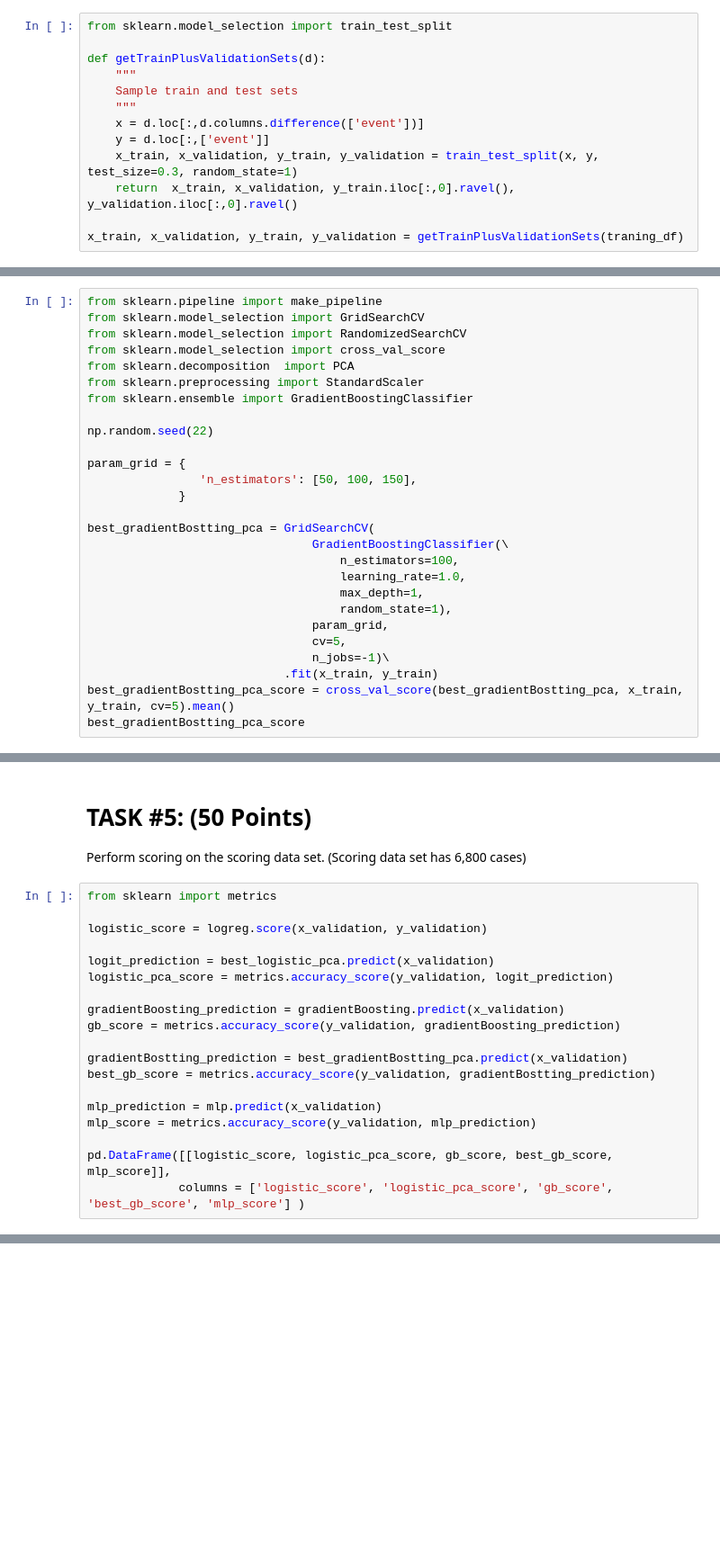
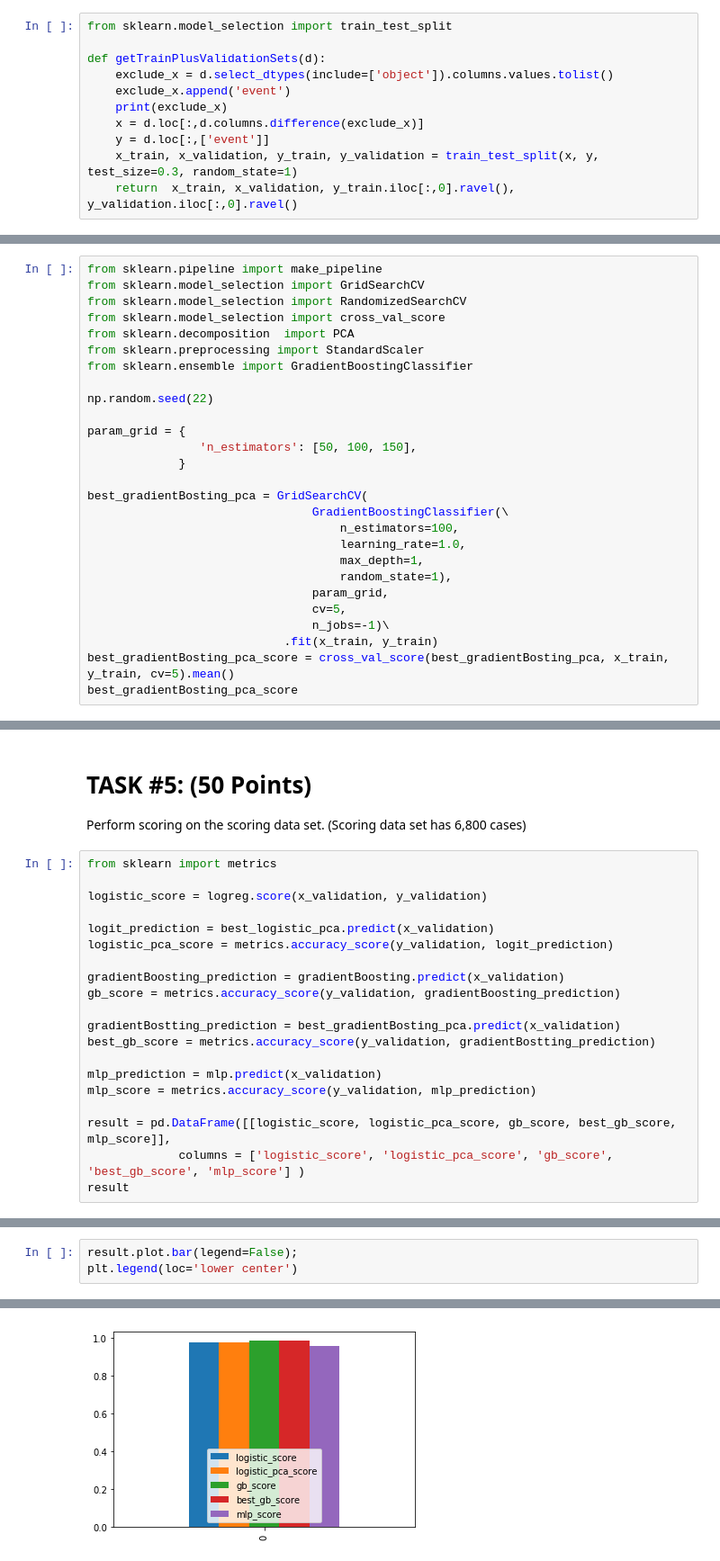
Before and after one commit to LMoros/STA6704, a Jupyter notebook: STA6704_LuisMoros_MidTerm.ipynb, the cells around one changed output, grey strips where cells are left out. Shown at 90% size. Cells and saved outputs as stored; diff of their text form; blank space fills up the shorter version.

```diff
--- a/STA6704_LuisMoros_MidTerm.ipynb
+++ b/STA6704_LuisMoros_MidTerm.ipynb
@@ -249,12 +351,10 @@ After data preparation, build one or multiple models on the TARGET variable “T
 from sklearn.model_selection import train_test_split
 
 def getTrainPlusValidationSets(d):
-    """
-    Sample train and test sets
-    """
-    x = d.loc[:,d.columns.difference(['event'])]
+    exclude_x = d.select_dtypes(include=['object']).columns.values.tolist()
+    exclude_x.append('event')
+    print(exclude_x)
+    x = d.loc[:,d.columns.difference(exclude_x)]
     y = d.loc[:,['event']]
     x_train, x_validation, y_train, y_validation = train_test_split(x, y, test_size=0.3, random_state=1)
     return  x_train, x_validation, y_train.iloc[:,0].ravel(), y_validation.iloc[:,0].ravel()
-
-x_train, x_validation, y_train, y_validation = getTrainPlusValidationSets(traning_df)
@@ -307,7 +427,7 @@ param_grid = {
                 'n_estimators': [50, 100, 150],
              }
 
-best_gradientBostting_pca = GridSearchCV(
+best_gradientBosting_pca = GridSearchCV(
                                 GradientBoostingClassifier(\
                                     n_estimators=100,
                                     learning_rate=1.0,
@@ -317,5 +437,5 @@ best_gradientBostting_pca = GridSearchCV(
                                 cv=5,
                                 n_jobs=-1)\
                             .fit(x_train, y_train)
-best_gradientBostting_pca_score = cross_val_score(best_gradientBostting_pca, x_train, y_train, cv=5).mean()
-best_gradientBostting_pca_score
+best_gradientBosting_pca_score = cross_val_score(best_gradientBosting_pca, x_train, y_train, cv=5).mean()
+best_gradientBosting_pca_score
@@ -340,11 +466,12 @@ logistic_pca_score = metrics.accuracy_score(y_validation, logit_prediction)
 gradientBoosting_prediction = gradientBoosting.predict(x_validation)
 gb_score = metrics.accuracy_score(y_validation, gradientBoosting_prediction)
 
-gradientBostting_prediction = best_gradientBostting_pca.predict(x_validation)
+gradientBostting_prediction = best_gradientBosting_pca.predict(x_validation)
 best_gb_score = metrics.accuracy_score(y_validation, gradientBostting_prediction)
 
 mlp_prediction = mlp.predict(x_validation)
 mlp_score = metrics.accuracy_score(y_validation, mlp_prediction)
 
-pd.DataFrame([[logistic_score, logistic_pca_score, gb_score, best_gb_score, mlp_score]],
+result = pd.DataFrame([[logistic_score, logistic_pca_score, gb_score, best_gb_score, mlp_score]],
              columns = ['logistic_score', 'logistic_pca_score', 'gb_score', 'best_gb_score', 'mlp_score'] )
+result
@@ -350,0 +481,4 @@ pd.DataFrame([[logistic_score, logistic_pca_score, gb_score, best_gb_score, mlp_
+# %%
+result.plot.bar(legend=False);
+plt.legend(loc='lower center')
+# %% [output]
@@ -350,0 +486 @@ pd.DataFrame([[logistic_score, logistic_pca_score, gb_score, best_gb_score, mlp_
+[figure, added]
```
Also changed, not shown: parts of 53 cells of this notebook.
